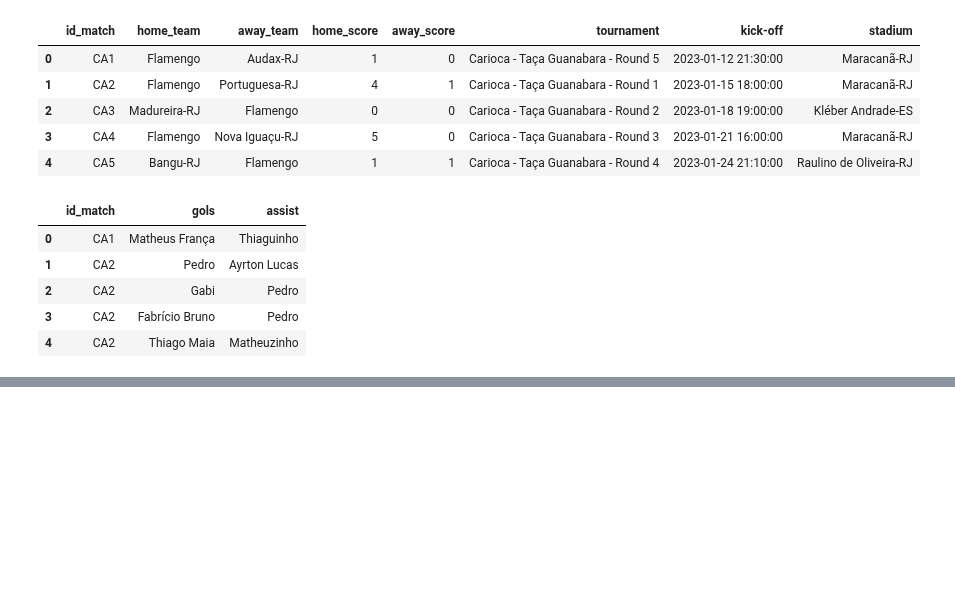
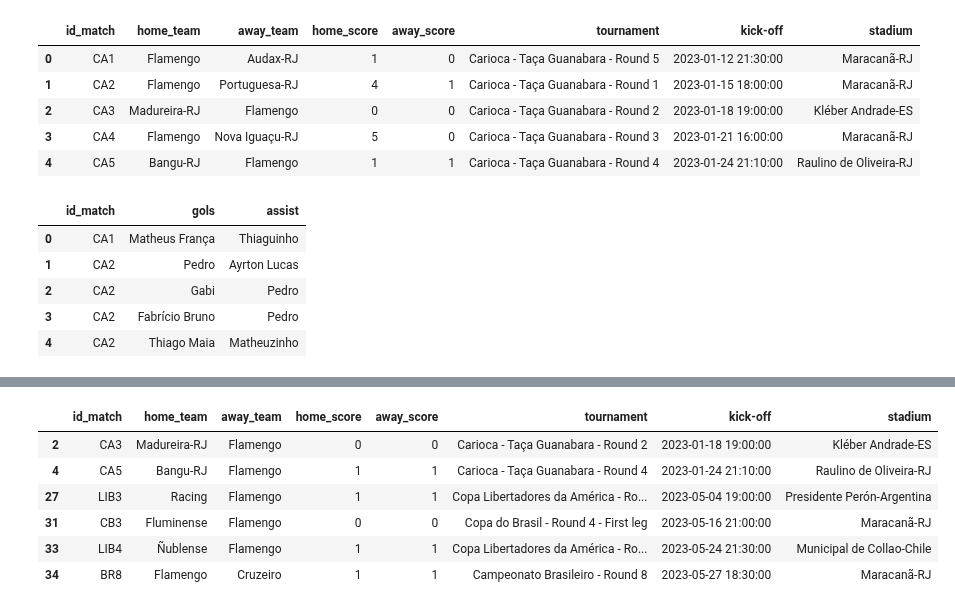
Before and after one commit to williamjouse/jogos-Flamengo-2023, a Jupyter notebook: analysis.ipynb, the cells around one changed output, grey strips where cells are left out. Saved outputs shown, nothing was run; the diff lists cells and outputs as text; code cells hidden in the pictures; blank space fills up the shorter version.

```diff
--- a/analysis.ipynb
+++ b/analysis.ipynb
@@ -217,0 +260,10 @@ plt.show()
+# %%
+pd.concat([empate_casa, empate_fora], sort=False).sort_index()
+# %% [output]
+|  | id_match | home_team | away_team | home_score | away_score | tournament | kick-off | stadium |
+| 2 | CA3 | Madureira-RJ | Flamengo | 0 | 0 | Carioca - Taça Guanabara - Round 2 | 2023-01-18 19:00:00 | Kléber Andrade-ES |
+| 4 | CA5 | Bangu-RJ | Flamengo | 1 | 1 | Carioca - Taça Guanabara - Round 4 | 2023-01-24 21:10:00 | Raulino de Oliveira-RJ |
+| 27 | LIB3 | Racing | Flamengo | 1 | 1 | Copa Libertadores da América - Ro... | 2023-05-04 19:00:00 | Presidente Perón-Argentina |
+| 31 | CB3 | Fluminense | Flamengo | 0 | 0 | Copa do Brasil - Round 4 - First leg | 2023-05-16 21:00:00 | Maracanã-RJ |
+| 33 | LIB4 | Ñublense | Flamengo | 1 | 1 | Copa Libertadores da América - Ro... | 2023-05-24 21:30:00 | Municipal de Collao-Chile |
+| 34 | BR8 | Flamengo | Cruzeiro | 1 | 1 | Campeonato Brasileiro - Round 8 | 2023-05-27 18:30:00 | Maracanã-RJ |
```
Also changed, not shown: parts of 10 cells of this notebook, 6 other files.
